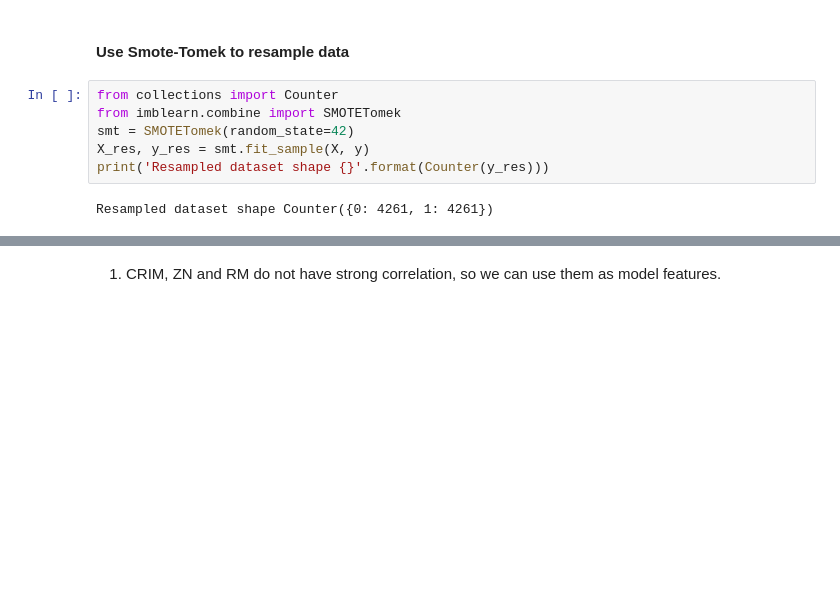
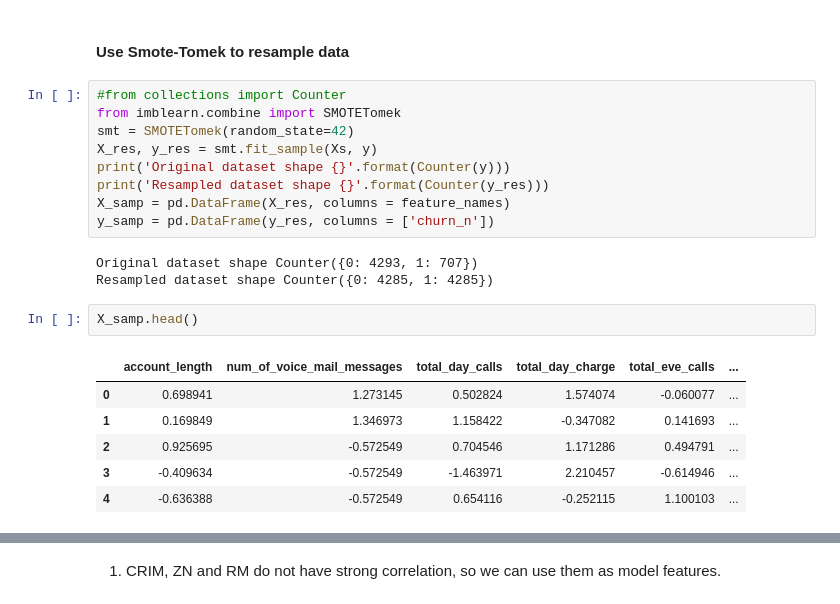
Before and after one commit to RhysZH/GA-DAT9-Projects1, a Jupyter notebook: R_Morgan_Project4_Files/R_Morgan_Project4_Modelling.ipynb, the cells around one changed output, grey strips where cells are left out. Saved outputs shown, nothing was run; the diff lists cells and outputs as text; blank space fills up the shorter version.

```diff
--- a/R_Morgan_Project4_Files/R_Morgan_Project4_Modelling.ipynb
+++ b/R_Morgan_Project4_Files/R_Morgan_Project4_Modelling.ipynb
@@ -29,12 +36,25 @@ y = df['churn_n']
 # %% [markdown]
 #### Use Smote-Tomek to resample data
 # %%
-from collections import Counter
+#from collections import Counter
 from imblearn.combine import SMOTETomek
 smt = SMOTETomek(random_state=42)
-X_res, y_res = smt.fit_sample(X, y)
+X_res, y_res = smt.fit_sample(Xs, y)
+print('Original dataset shape {}'.format(Counter(y)))
 print('Resampled dataset shape {}'.format(Counter(y_res)))
+X_samp = pd.DataFrame(X_res, columns = feature_names)
+y_samp = pd.DataFrame(y_res, columns = ['churn_n'])
 # %% [output]
-Resampled dataset shape Counter({0: 4261, 1: 4261})
+Original dataset shape Counter({0: 4293, 1: 707})
+Resampled dataset shape Counter({0: 4285, 1: 4285})
+# %%
+X_samp.head()
+# %% [output]
+|  | account_length | num_of_voice_mail_messages | total_day_calls | total_day_charge | total_eve_calls | ... |
+| 0 | 0.698941 | 1.273145 | 0.502824 | 1.574074 | -0.060077 | ... |
+| 1 | 0.169849 | 1.346973 | 1.158422 | -0.347082 | 0.141693 | ... |
+| 2 | 0.925695 | -0.572549 | 0.704546 | 1.171286 | 0.494791 | ... |
+| 3 | -0.409634 | -0.572549 | -1.463971 | 2.210457 | -0.614946 | ... |
+| 4 | -0.636388 | -0.572549 | 0.654116 | -0.252115 | 1.100103 | ... |
 # %%
 #get visual distributions of all metrics
```
Also changed, not shown: parts of 19 cells of this notebook.
